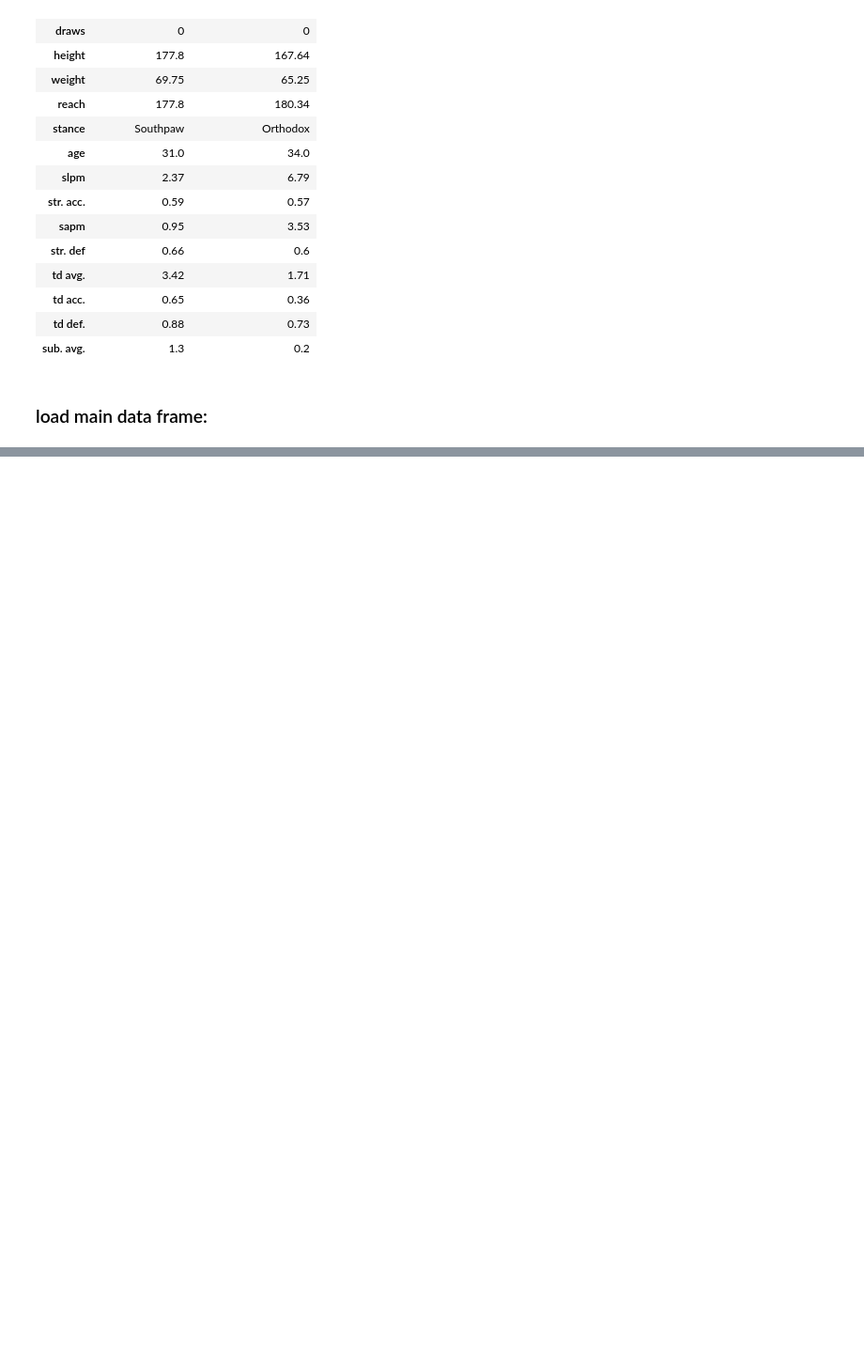
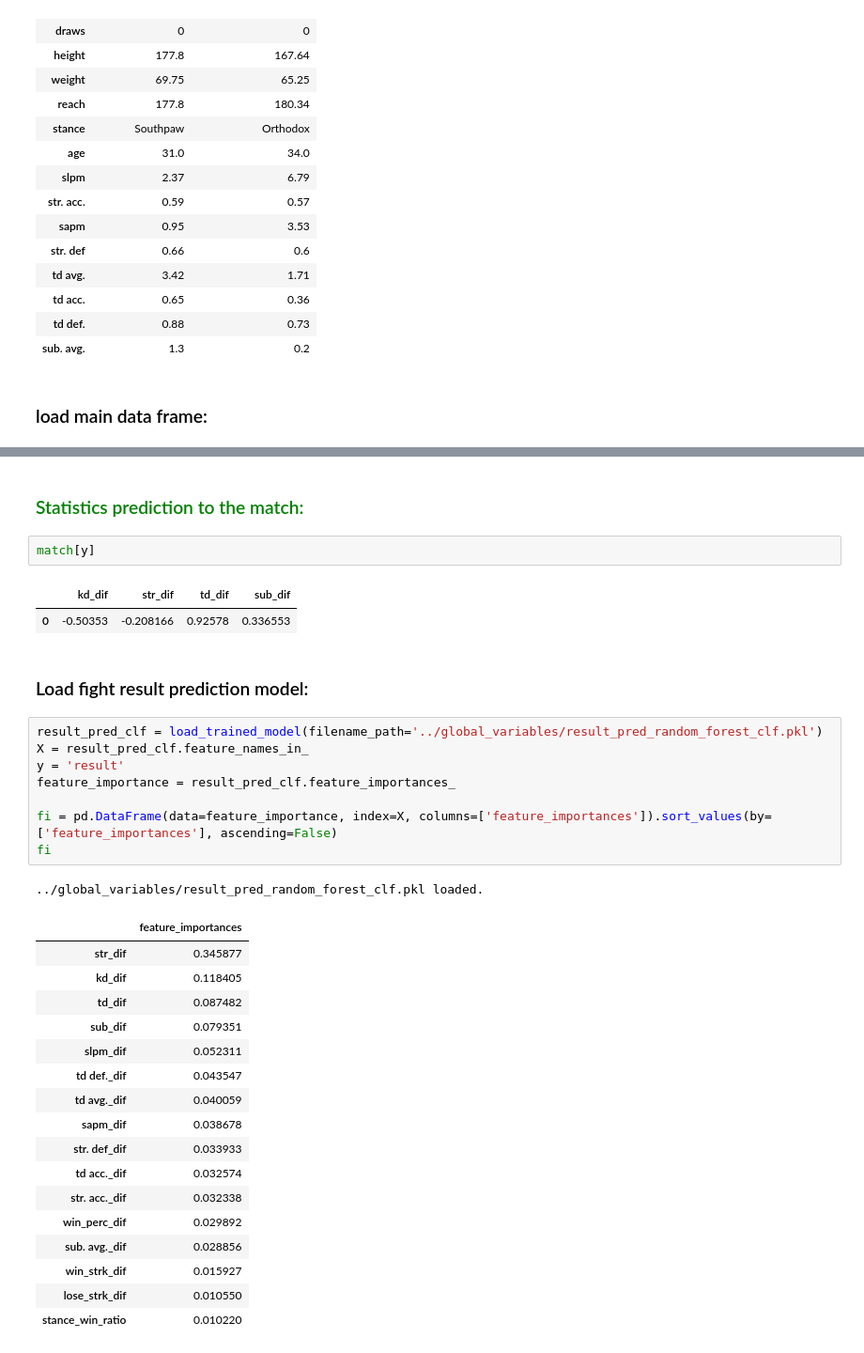
Before and after one commit to sagi778/ufc_fights_Predictor, a Jupyter notebook: notebooks/predictor.ipynb, the cells around one changed output, grey strips where cells are left out. Shown at 94% size. Drawn from its saved outputs; the diff is of its cells as text; blank space fills up the shorter version.

```diff
--- a/notebooks/predictor.ipynb
+++ b/notebooks/predictor.ipynb
@@ -361,0 +115,36 @@ NameError: name 'param' is not defined
+# %% [markdown]
+### <span style='color:green'> Statistics prediction to the match: </span>
+# %%
+match[y]
+# %% [output]
+|  | kd_dif | str_dif | td_dif | sub_dif |
+| 0 | -0.50353 | -0.208166 | 0.92578 | 0.336553 |
+# %% [markdown]
+### Load fight result prediction model:
+# %%
+result_pred_clf = load_trained_model(filename_path='../global_variables/result_pred_random_forest_clf.pkl')
+X = result_pred_clf.feature_names_in_
+y = 'result'
+feature_importance = result_pred_clf.feature_importances_
+
+fi = pd.DataFrame(data=feature_importance, index=X, columns=['feature_importances']).sort_values(by=['feature_importances'], ascending=False)
+fi
+# %% [output]
+../global_variables/result_pred_random_forest_clf.pkl loaded.
+|  | feature_importances |
+| str_dif | 0.345877 |
+| kd_dif | 0.118405 |
+| td_dif | 0.087482 |
+| sub_dif | 0.079351 |
+| slpm_dif | 0.052311 |
+| td def._dif | 0.043547 |
+| td avg._dif | 0.040059 |
+| sapm_dif | 0.038678 |
+| str. def_dif | 0.033933 |
+| td acc._dif | 0.032574 |
+| str. acc._dif | 0.032338 |
+| win_perc_dif | 0.029892 |
+| sub. avg._dif | 0.028856 |
+| win_strk_dif | 0.015927 |
+| lose_strk_dif | 0.010550 |
+| stance_win_ratio | 0.010220 |
```
Also changed, not shown: parts of 55 cells of this notebook, 4 other files.
